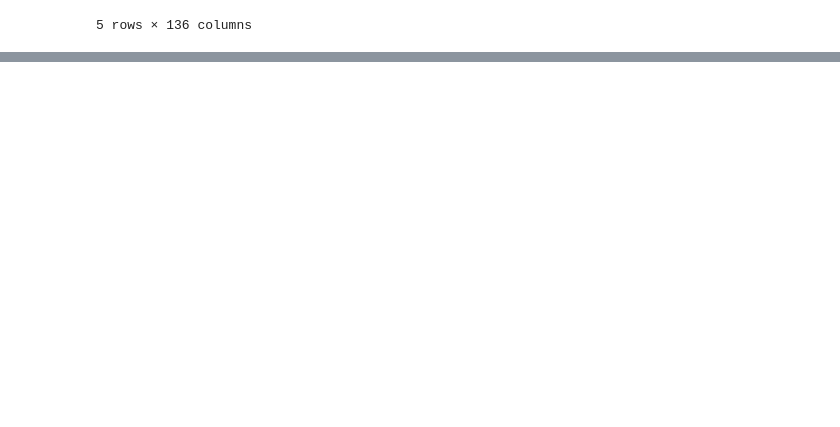
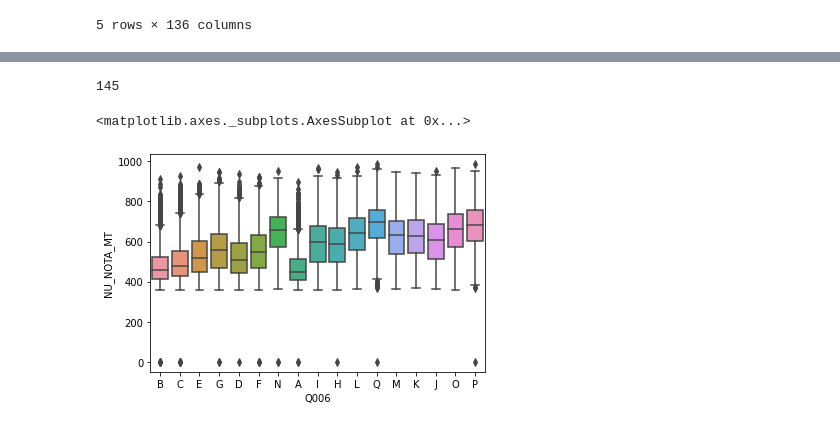
Before and after one commit to pcpiscator/Ciencia-de-dados, a Jupyter notebook: Alura02.ipynb, the cells around one changed output, grey strips where cells are left out. Drawn from its saved outputs; the diff is of its cells as text; code cells hidden in the pictures; blank space fills up the shorter version.

```diff
--- a/Alura02.ipynb
+++ b/Alura02.ipynb
@@ -383,0 +438,11 @@ Name: SG_UF_RESIDENCIA, dtype: float64
+# %%
+len(alumenquat)
+# %% [output]
+145
+# %%
+import seaborn as sns
+
+sns.boxplot(x="Q006", y= "NU_NOTA_MT", data = dados)
+# %% [output]
+<matplotlib.axes._subplots.AxesSubplot at 0x...>
+[figure, added]
```
Also changed, not shown: parts of 30 cells of this notebook.
